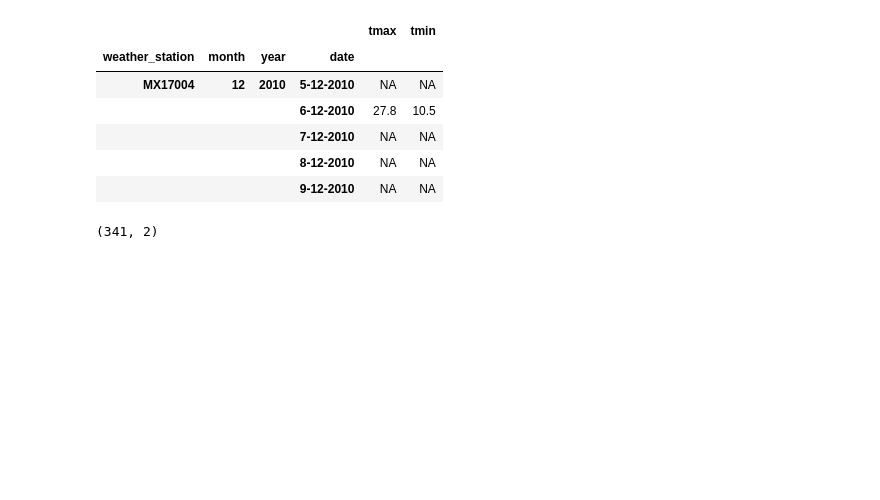
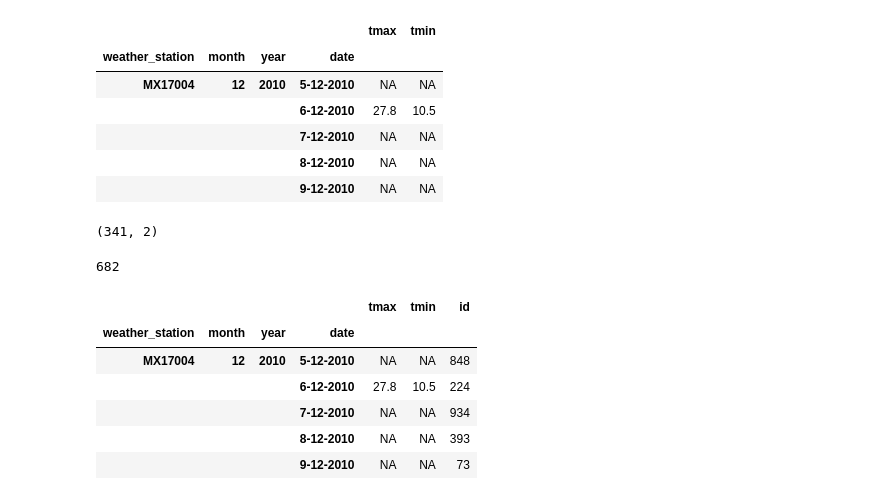
Before and after one commit to ta-data-lis/lab-data-cleaning, a Jupyter notebook: your-code/weather.ipynb, the cells around one changed output. Cells and saved outputs as stored; diff of their text form; code cells hidden in the pictures; blank space fills up the shorter version.

Commit message:
data-cleaning solution

```diff
--- a/your-code/weather.ipynb
+++ b/your-code/weather.ipynb
@@ -289,3 +297,28 @@ weather.tail()
 weather.shape
 # %% [output]
 (341, 2)
+# %%
+#after applying the melt method, the table had: 682 rows × 7 columns
+#so twice as many rows, as each day had two rows, one for tmax and another for tmin
+
+341*2
+# %% [output]
+682
+# %%
+#Now I'll define a random number as an id for each row
+
+import numpy as np
+import random
+
+data = np.random.randint(1, 1000, size=341)
+weather["id"] = data
+# %%
+weather.tail()
+# %% [output]
+|  |  |  |  | tmax | tmin | id |
+| weather_station | month | year | date |  |  |  |
+| MX17004 | 12 | 2010 | 5-12-2010 | NA | NA | 848 |
+|  |  |  | 6-12-2010 | 27.8 | 10.5 | 224 |
+|  |  |  | 7-12-2010 | NA | NA | 934 |
+|  |  |  | 8-12-2010 | NA | NA | 393 |
+|  |  |  | 9-12-2010 | NA | NA | 73 |
```
Also changed, not shown: parts of 15 cells of this notebook, 1 other file.
